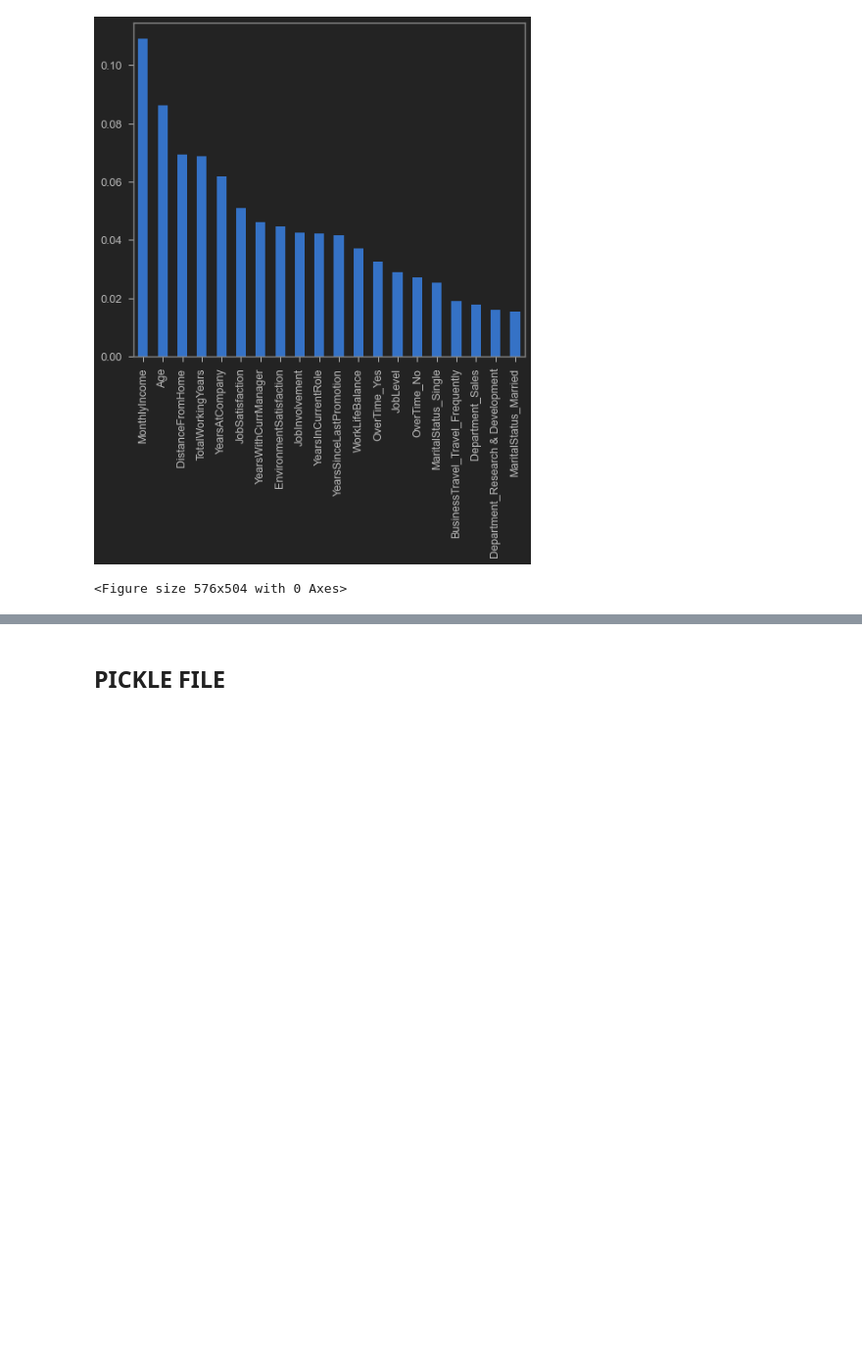
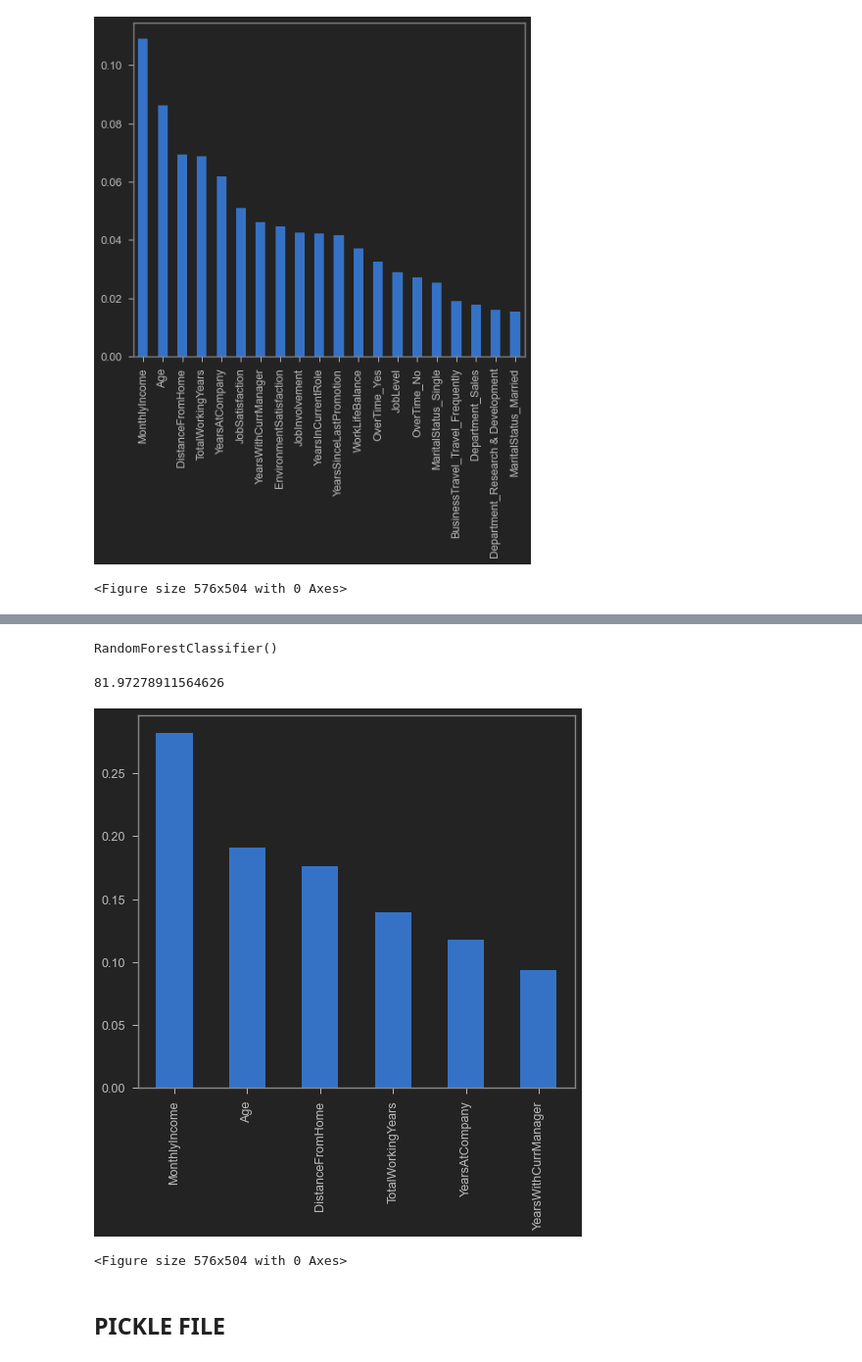
Before and after one commit to Roopini-1512/Attrtion-Project, a Jupyter notebook: ML -RF alg for attrition dataset.ipynb, the cells around one changed output, grey strips where cells are left out. Shown at 98% size. Drawn from its saved outputs; the diff is of its cells as text; code cells hidden in the pictures; blank space fills up the shorter version.

```diff
--- a/ML -RF alg for attrition dataset.ipynb
+++ b/ML -RF alg for attrition dataset.ipynb
@@ -323,3 +361,39 @@ plt.savefig("ML-attrition")
+# %%
+#RndmForest algorithm
+#splitting the data to train and test
+from sklearn.model_selection import train_test_split
+
+target = df_final_num_cat["Attrition"]
+features = df_final_num_cat.drop("Attrition",axis=1)
+
+X_train, X_test, y_train, y_test = train_test_split(features,target,test_size=0.4,random_state=10)
+# %%
+#RFclassifier - training
+from sklearn.ensemble import RandomForestClassifier
+
+model = RandomForestClassifier()
+model.fit(X_train,y_train)
+# %% [output]
+RandomForestClassifier()
+# %%
+#Accuracy test
+from sklearn.metrics import accuracy_score
+
+test_pred = model.predict(X_test)
+accuracy_score(y_test, test_pred)*100
+# %% [output]
+81.97278911564626
+# %%
+#Importance features which contibute to attrition are
+
+feat_importances = pd.Series(model.feature_importances_,index=features.columns)
+feat_importances = feat_importances.nlargest(20)
+feat_importances.plot(kind ='bar')
+plt.show()
+plt.savefig("ML-attrition")
+# %% [output]
+[figure, added]
+<Figure size 576x504 with 0 Axes>
 # %% [markdown]
 ## PICKLE FILE
 # %%
```
Also changed, not shown: parts of 7 cells of this notebook.
